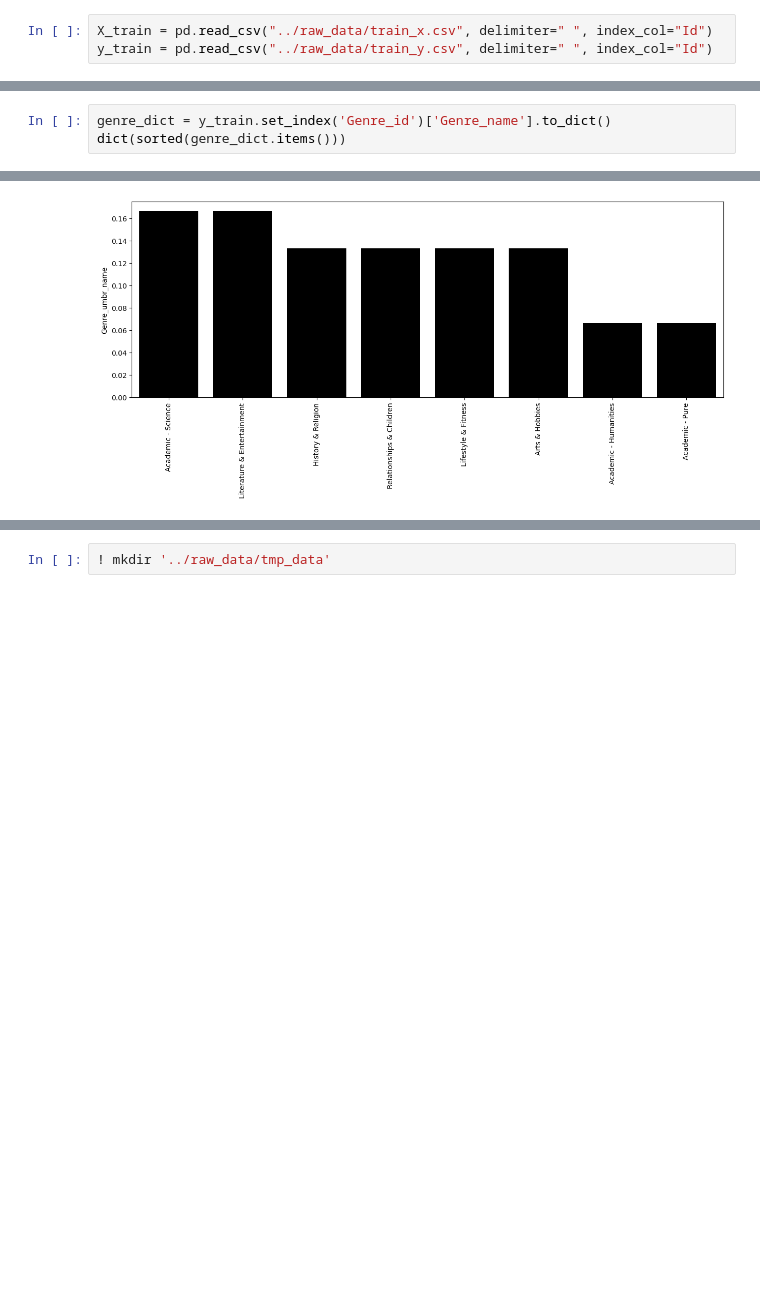
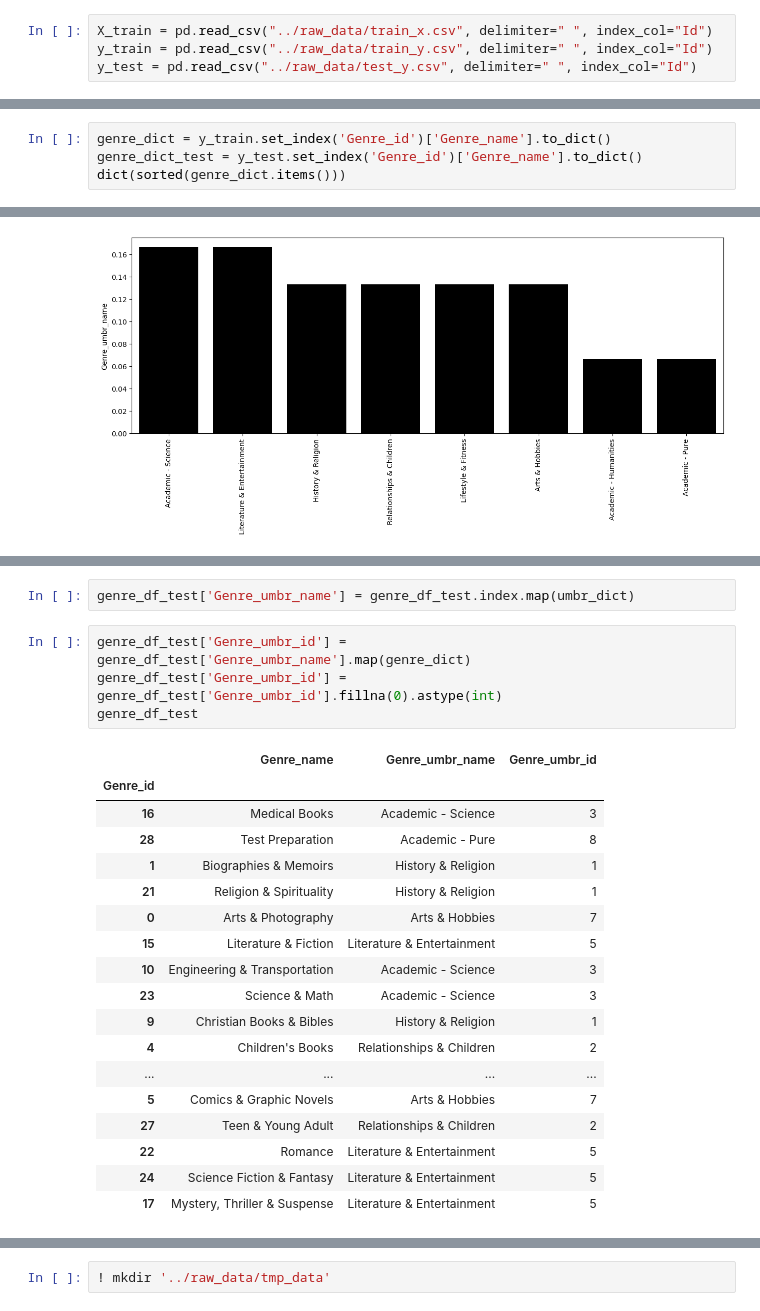
Before and after one commit to NahiaPeschard/wagon_book_cover, a Jupyter notebook: notebooks/elli_umbrella.ipynb, the cells around one changed output, grey strips where cells are left out. Cells and saved outputs as stored; diff of their text form; blank space fills up the shorter version.

```diff
--- a/notebooks/elli_umbrella.ipynb
+++ b/notebooks/elli_umbrella.ipynb
@@ -7,3 +7,4 @@ import matplotlib.pyplot as plt
 # %%
 X_train = pd.read_csv("../raw_data/train_x.csv", delimiter=" ", index_col="Id")
 y_train = pd.read_csv("../raw_data/train_y.csv", delimiter=" ", index_col="Id")
+y_test = pd.read_csv("../raw_data/test_y.csv", delimiter=" ", index_col="Id")
@@ -10,5 +60,6 @@ y_train = pd.read_csv("../raw_data/train_y.csv", delimiter=" ", index_col="Id")
 # %%
 genre_dict = y_train.set_index('Genre_id')['Genre_name'].to_dict()
+genre_dict_test = y_test.set_index('Genre_id')['Genre_name'].to_dict()
 dict(sorted(genre_dict.items()))
 # %% [output]
 {0: 'Arts & Photography',
@@ -170,0 +206,25 @@ plt.xticks(rotation='vertical')
+# %%
+genre_df_test['Genre_umbr_name'] = genre_df_test.index.map(umbr_dict)
+# %%
+genre_df_test['Genre_umbr_id'] = genre_df_test['Genre_umbr_name'].map(genre_dict)
+genre_df_test['Genre_umbr_id'] = genre_df_test['Genre_umbr_id'].fillna(0).astype(int)
+genre_df_test
+# %% [output]
+|  | Genre_name | Genre_umbr_name | Genre_umbr_id |
+| Genre_id |  |  |  |
+| 16 | Medical Books | Academic - Science | 3 |
+| 28 | Test Preparation | Academic - Pure | 8 |
+| 1 | Biographies & Memoirs | History & Religion | 1 |
+| 21 | Religion & Spirituality | History & Religion | 1 |
+| 0 | Arts & Photography | Arts & Hobbies | 7 |
+| 15 | Literature & Fiction | Literature & Entertainment | 5 |
+| 10 | Engineering & Transportation | Academic - Science | 3 |
+| 23 | Science & Math | Academic - Science | 3 |
+| 9 | Christian Books & Bibles | History & Religion | 1 |
+| 4 | Children's Books | Relationships & Children | 2 |
+| ... | ... | ... | ... |
+| 5 | Comics & Graphic Novels | Arts & Hobbies | 7 |
+| 27 | Teen & Young Adult | Relationships & Children | 2 |
+| 22 | Romance | Literature & Entertainment | 5 |
+| 24 | Science Fiction & Fantasy | Literature & Entertainment | 5 |
+| 17 | Mystery, Thriller & Suspense | Literature & Entertainment | 5 |
```
Also changed, not shown: parts of 16 cells of this notebook.
